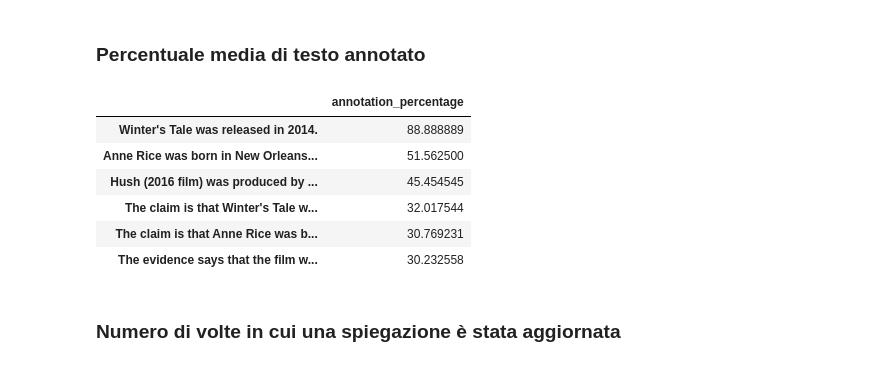
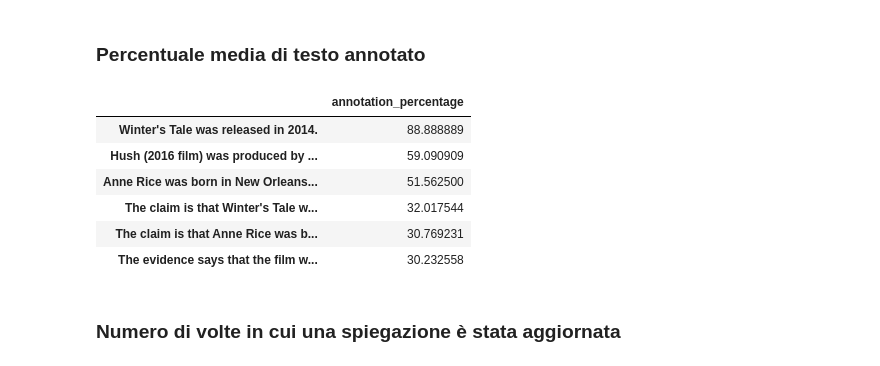
Before and after one commit to TheCancia22/Social-Computing-Project-1-2, a Jupyter notebook: parte_2/progetto.ipynb, the cells around one changed output. Drawn from its saved outputs; the diff is of its cells as text; code cells hidden in the pictures.

```diff
--- a/parte_2/progetto.ipynb
+++ b/parte_2/progetto.ipynb
@@ -257,3 +273,6 @@ truthfulness-2 percent agreement
+# %%
+# Un lavoratore ha quasi tutti i valori di accordo indefiniti, lo escludo da qui in poi
+bad_worker = "A3T2NTPGB3KNDS"
 # %% [markdown]
 ### Percentuale media di testo annotato
 # %%
@@ -274,36 +298,48 @@ def bind_strings(left, center, right):
     return (left+sep1+center+sep2+right).strip()
 # %%
+# Carico il file contenente le annotazioni
 annotations = pd.read_csv("./result/secondo_progetto_social_computing/Dataframe/workers_notes.csv",
                         usecols=["worker_id", "document_index", "note_timestamp_created", "note_text_left", "note_text_current", "note_text_right"])
+# Rimuovo i duplicati: considero il record più recente
 annotations = annotations.loc[annotations.reset_index().groupby(["worker_id", "document_index"])["note_timestamp_created"].idxmax()]
+# Rimpiazzo eventuali valori indefiniti con la stringa vuota
 annotations[["note_text_left", "note_text_current", "note_text_right"]] = annotations[["note_text_left", "note_text_current", "note_text_right"]].replace(np.nan, "")
+# Rimuovo il lavoratore di infima qualità
+annotations = annotations.loc[annotations["worker_id"] != bad_worker]
 avg_annotations_len = {}
 
 for index, row in annotations.iterrows():
+    # Compongo l'intera spiegazione
     explanation = bind_strings(row["note_text_left"], row["note_text_current"], row["note_text_right"])
+    # Conto le parole evidenziate e quelle totali
     ann_len = count_words(row["note_text_current"])
     exp_len = count_words(explanation)
 
+    # Calcolo la percentuale di parole annotate
     ann_perc = ann_len / exp_len * 100
 
     if explanation in avg_annotations_len:
+        # Se la spiegazione è nel vocabolario, aggiungo il valore percentuale di questa annotazione...
         avg_annotations_len[explanation].append(ann_perc)
     else:
+        # ... altrimenti creo l'entry per la spiegazione con il valore che ho calcolato
         avg_annotations_len[explanation] = [ann_perc]
 
+# Calcolo la media delle liste di valori di ogni annotazione
 for annotation in avg_annotations_len:
     percs = avg_annotations_len[annotation]
     avg_annotations_len[annotation] = sum(percs) / len(percs)
 
+# Ristrutturo tutto in un dataframe ed ordino in ordine decrescente in base al valore percentuale
 avg_annotations_len = pd.DataFrame.from_dict(avg_annotations_len, orient="index", columns=["annotation_percentage"])
 avg_annotations_len.sort_values(by=["annotation_percentage"], inplace=True, ascending=False)
 avg_annotations_len.to_csv(out_folder+"/avarage_annotations_length.csv")
 display(avg_annotations_len)
 # %% [output]
 |  | annotation_percentage |
 | Winter's Tale was released in 2014. | 88.888889 |
+| Hush (2016 film) was produced by ... | 59.090909 |
 | Anne Rice was born in New Orleans... | 51.562500 |
-| Hush (2016 film) was produced by ... | 45.454545 |
 | The claim is that Winter's Tale w... | 32.017544 |
 | The claim is that Anne Rice was b... | 30.769231 |
 | The evidence says that the film w... | 30.232558 |
```
Also changed, not shown: parts of 9 cells of this notebook, 9 other files.
